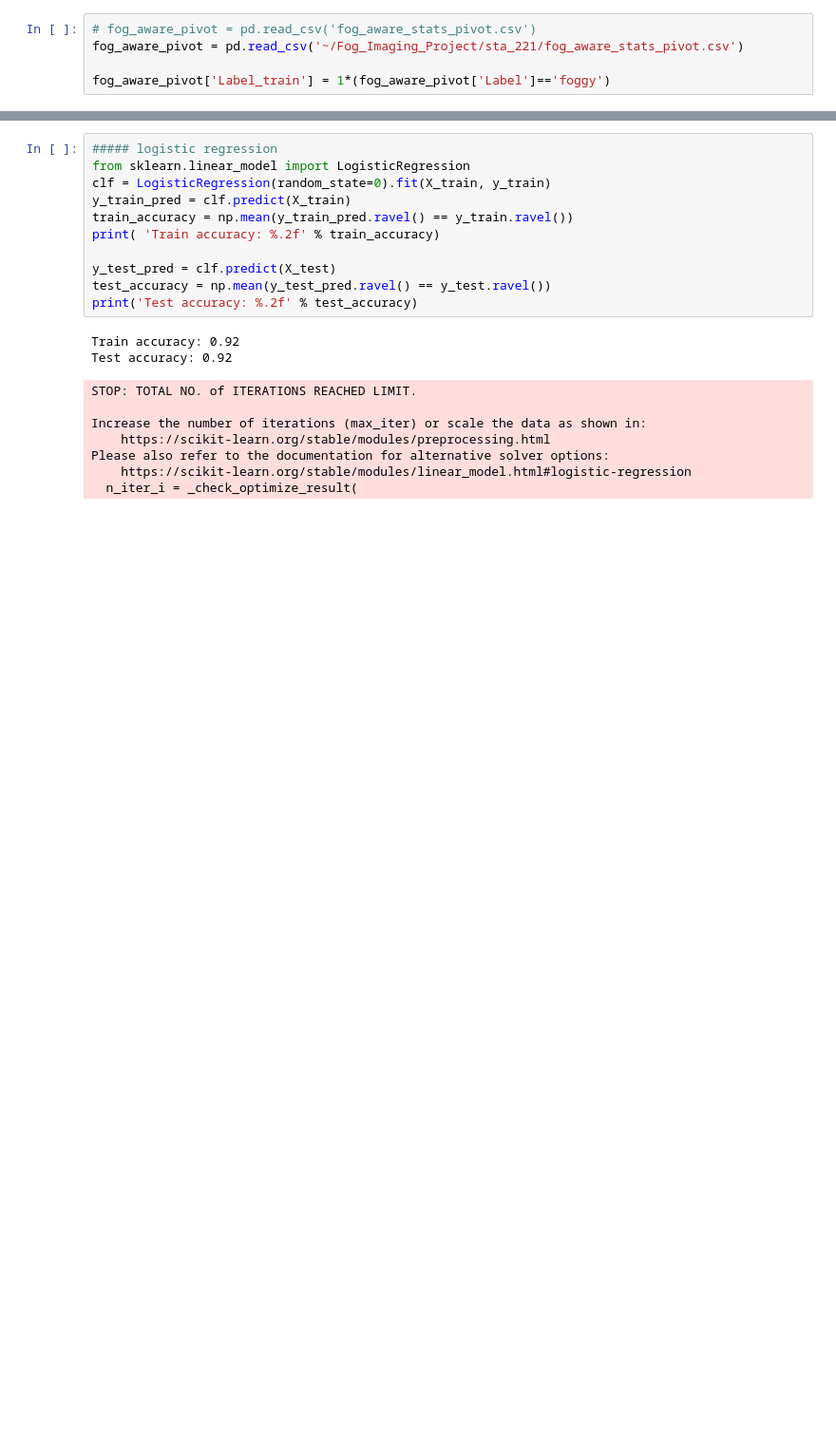
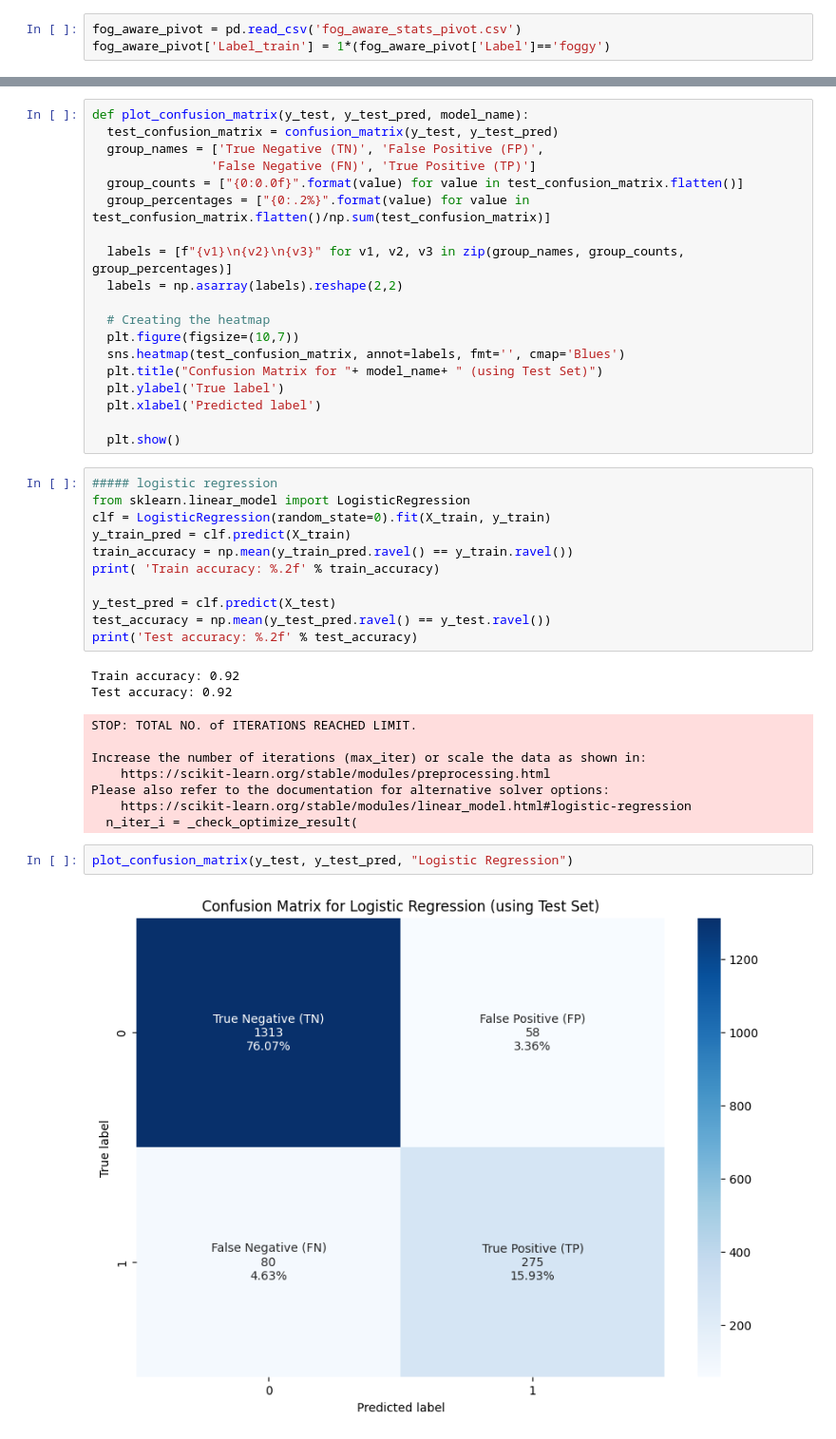
Before and after one commit to son-ra/STA_221_project_code, a Jupyter notebook: testing_different_stats_models.ipynb, the cells around one changed output, grey strips where cells are left out. Shown: that part at 95% size. Cells and saved outputs as stored; diff of their text form; blank space fills up the shorter version.

```diff
--- a/testing_different_stats_models.ipynb
+++ b/testing_different_stats_models.ipynb
@@ -56,7 +56,5 @@ from sklearn.model_selection import train_test_split
 # %%
-# fog_aware_pivot = pd.read_csv('fog_aware_stats_pivot.csv')
-fog_aware_pivot = pd.read_csv('~/Fog_Imaging_Project/sta_221/fog_aware_stats_pivot.csv')
-
+fog_aware_pivot = pd.read_csv('fog_aware_stats_pivot.csv')
 fog_aware_pivot['Label_train'] = 1*(fog_aware_pivot['Label']=='foggy')
 # %%
 fog_aware_pivot[['Label_train', 'Label']].value_counts()
@@ -99,3 +93,22 @@ X_gmm = np.array(fog_aware_pivot[[ 'coef_or_var_sharpness_0',
+# %%
+def plot_confusion_matrix(y_test, y_test_pred, model_name):
+  test_confusion_matrix = confusion_matrix(y_test, y_test_pred)
+  group_names = ['True Negative (TN)', 'False Positive (FP)',
+                'False Negative (FN)', 'True Positive (TP)']
+  group_counts = ["{0:0.0f}".format(value) for value in test_confusion_matrix.flatten()]
+  group_percentages = ["{0:.2%}".format(value) for value in test_confusion_matrix.flatten()/np.sum(test_confusion_matrix)]
+
+  labels = [f"{v1}\n{v2}\n{v3}" for v1, v2, v3 in zip(group_names, group_counts, group_percentages)]
+  labels = np.asarray(labels).reshape(2,2)
+
+  # Creating the heatmap
+  plt.figure(figsize=(10,7))
+  sns.heatmap(test_confusion_matrix, annot=labels, fmt='', cmap='Blues')
+  plt.title("Confusion Matrix for "+ model_name+ " (using Test Set)")
+  plt.ylabel('True label')
+  plt.xlabel('Predicted label')
+
+  plt.show()
 # %%
 ##### logistic regression
 from sklearn.linear_model import LogisticRegression
@@ -117,3 +130,7 @@ Increase the number of iterations (max_iter) or scale the data as shown in:
 Please also refer to the documentation for alternative solver options:
     https://scikit-learn.org/stable/modules/linear_model.html#logistic-regression
   n_iter_i = _check_optimize_result(
+# %%
+plot_confusion_matrix(y_test, y_test_pred, "Logistic Regression")
+# %% [output]
+[figure, added]
```
Also changed, not shown: parts of 15 cells of this notebook, 1 other file.
